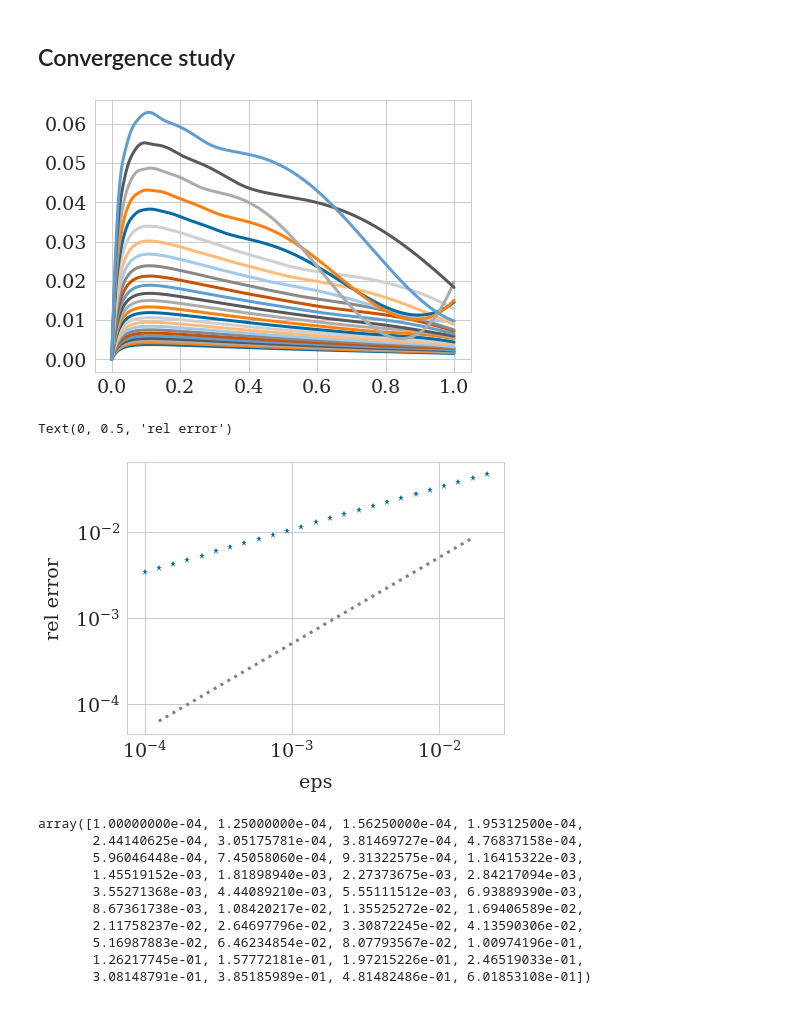
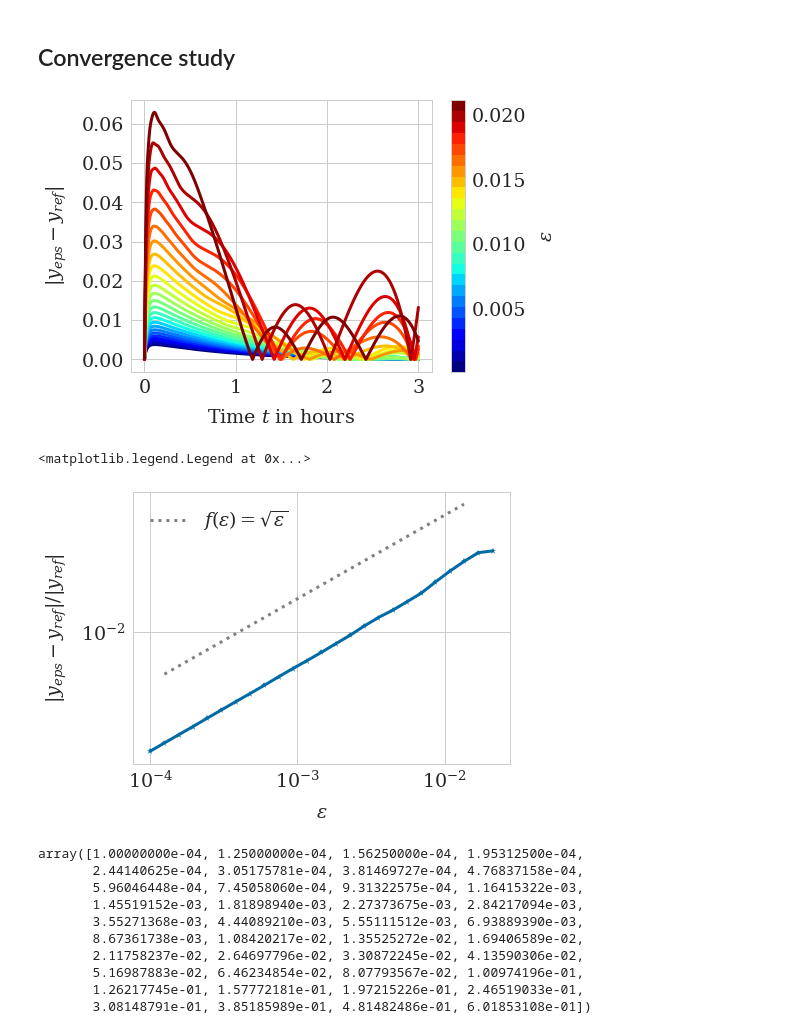
Before and after one commit to somathias/cbmos, a Jupyter notebook: experiments/exp-draft_global_adaptivity_2cells.ipynb, the cells around one changed output. Cells and saved outputs as stored; diff of their text form; code cells hidden in the pictures.

Commit message:
Make jupyter notebook for convergence plots

```diff
--- a/experiments/exp-draft_global_adaptivity_2cells.ipynb
+++ b/experiments/exp-draft_global_adaptivity_2cells.ipynb
@@ -171,26 +171,3 @@ Stability bound estimate cubic 0.534934036799769
 Initial step cubic 0.0044241778703859825
 Stability bound estimate cubic 0.37717320559091944
 [figure]
-# %%
-fig, (ax1, ax2) = plt.subplots(1, 2, figsize=(12, 5), sharex=True, sharey='row', gridspec_kw={'hspace':0.2, 'wspace': 0.15})
-
-n_cells = len(cell_list)
-for i in range(n_cells):
-    #ax.add_patch(plt.Circle(cell_list[i].position ,0.5,color=colors[i], alpha=0.6))
-    ax1.add_patch(plt.Circle(cell_list[i].position ,0.5,color='blue', alpha=0.4))
-    ax1.plot(cell_list[i].position[0], cell_list[i].position[1], '.', color='blue')
-    ax1.set_aspect('equal')
-ax1.text(-1.8, -0.71, 'Relaxation between\n    daughter cells', fontsize=22, rotation='vertical')
-ax1.set_title(r'$\bf{(a)}$')
-
-
-n_cells = len(history[-1])
-for i in range(n_cells):
-    #ax.add_patch(plt.Circle(cell_list[i].position ,0.5,color=colors[i], alpha=0.6))
-    ax2.add_patch(plt.Circle(history[-1][i].position ,0.5,color='blue', alpha=0.4))
-    ax2.plot(history[-1][i].position[0], history[-1][i].position[1], '.', color='blue')
-    ax2.set_aspect('equal')
-ax2.set_title(r'$\bf{(b)}$')
-
-
-plt.savefig('relaxation_plot.pdf', bbox_inches='tight')
@@ -226,7 +226,12 @@ eps_values = np.array([0.0001*1.25**n for n in range(0, 25)])
 plt.figure()
 
 sol = []
-for eps in eps_values:
+
+map_eps_values_to_unit_interval = [ np.log(10000*(x-np.min(range(0, 25))))/(np.max(range(0, 25))-np.min(range(0, 25)))/np.log(1.25) for x in eps_values]
+colors = [ cm.jet(x) for x in map_eps_values_to_unit_interval ]
+
+
+for i, eps in enumerate(eps_values):
     N = int(1/dt*tf) + 1
 
     t_data_sol, history = models_ef[force].simulate(
@@ -235,44 +240,55 @@ for eps in eps_values:
         params[force],
         {'eps': eps, 'jacobian': models_ef[force].jacobian, 'force_args': params[force]},
         raw_t=True,
     )
 
     traj = np.array([
         [cell.position for cell in cell_list]
         for cell_list in history
     ]) # (N, n_cells, dim)
 
 
 
     interp = sci.interp1d(
         t_data_sol, traj,
         axis=0,
         bounds_error=False, kind='cubic',
         fill_value=tuple(traj[[0, -1], :, :])
     )(t_data_ref[:])
     error = (
         np.linalg.norm(
             interp - ref_traj,
             axis=0)
         /np.linalg.norm(
             ref_traj,
             axis=0)
     ).mean(axis=0)
 
-    plt.plot(t_data_ref, (interp[:, 1, 0] - interp[:, 0,0])  - (ref_traj[:, 1, 0]-ref_traj[:,0,0]))
+    plt.plot(t_data_ref, np.abs((interp[:, 1, 0] - interp[:, 0,0])  - (ref_traj[:, 1, 0]-ref_traj[:,0,0])), color=colors[i])
+    plt.xlabel('Time $t$ in hours')
+    plt.ylabel('$|y_{eps}-y_{ref}|$')
+    #plt.legend()
+
+
 
     sol.append(error)
+cma = mcolors.ListedColormap(colors, name='from_list', N=None) # creation of a user cmap
+msm = cm.ScalarMappable(cmap=cma)
+msm.set_array(eps_values)
+cbar = plt.colorbar(msm)
+cbar.set_label('$\epsilon$', rotation=90)
 # %% [output]
-[figure, old version]
+[figure, new version]
 # %%
-plt.loglog(eps_values, sol, '*')
-plt.loglog(eps_values[1:-1], eps_values[1:-1]*0.5, ':',
-           label='$f(\Delta t)= \Delta t$', color='grey')
-plt.xlabel('eps')
-plt.ylabel('rel error')
+plt.loglog(eps_values, sol, '-*')
+plt.loglog(eps_values[1:-2], eps_values[1:-2]**0.5*0.5, ':',
+           label='$f(\epsilon)= \sqrt{\epsilon}$', color='grey')
+plt.xlabel('$\epsilon$')
+plt.ylabel('$|y_{eps}-y_{ref}|/|y_{ref}|$')
+plt.legend()
 # %% [output]
-Text(0, 0.5, 'rel error')
+<matplotlib.legend.Legend at 0x...>
-[figure, old version]
+[figure, new version]
 # %%
 plt.plot()
 # %%
```
Also changed, not shown: parts of 4 cells of this notebook, 1 other file.
